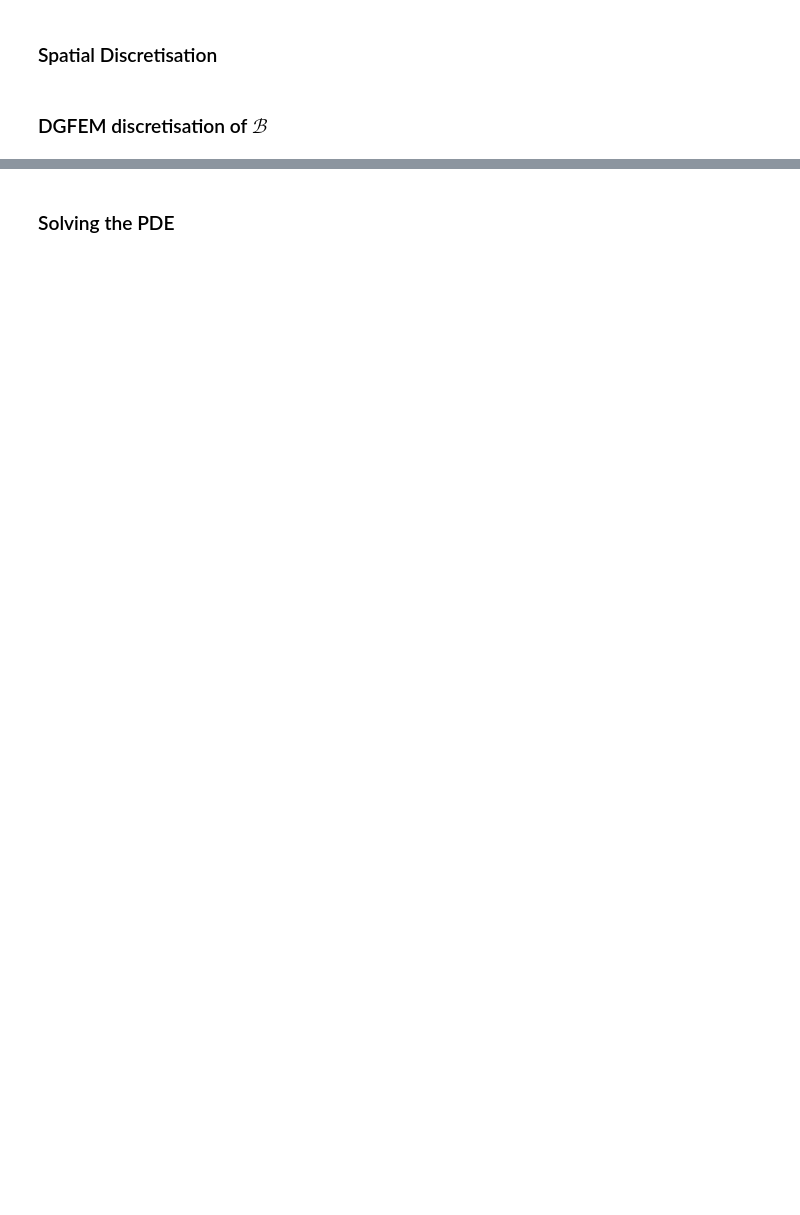
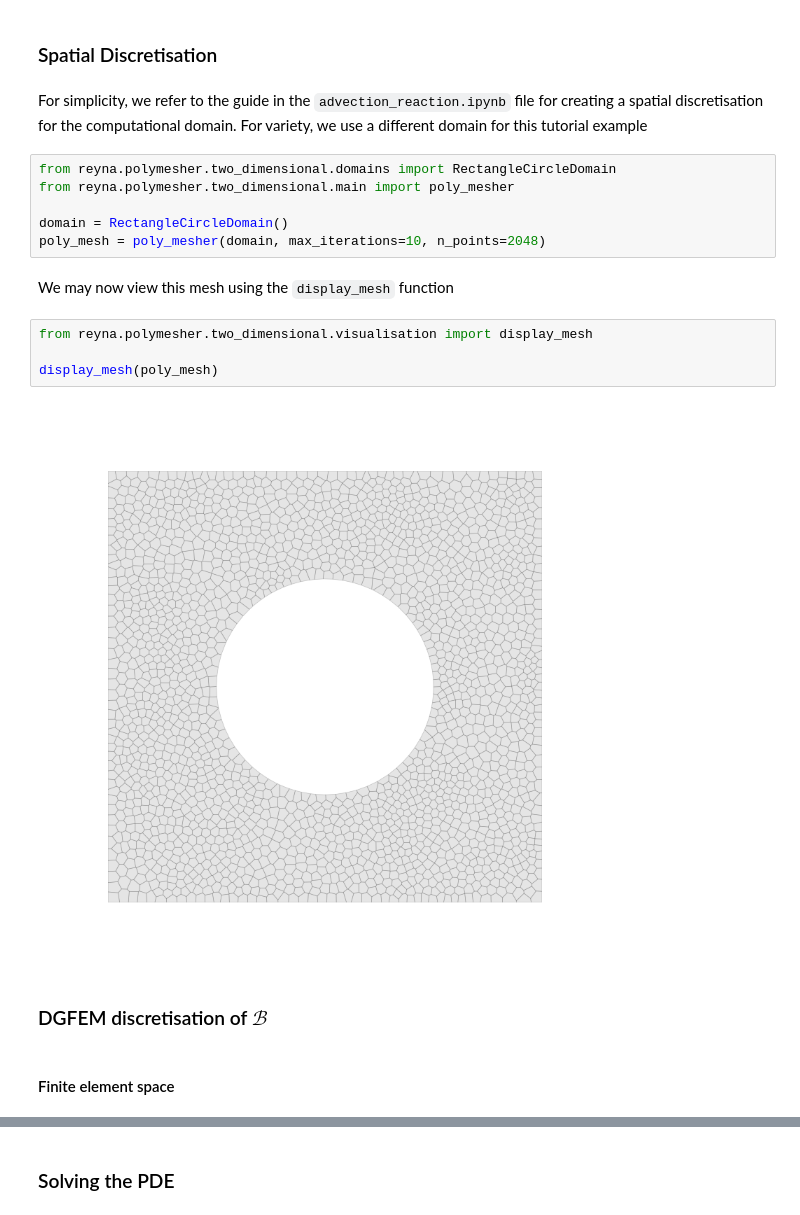
Before and after one commit to mattevs24/reyna, a Jupyter notebook: examples/diffusion.ipynb, the cells around one changed output, grey strips where cells are left out. Drawn from its saved outputs; the diff is of its cells as text; blank space fills up the shorter version.

Commit message:
Finished the diffusion.ipynb example notebook

````diff
--- a/examples/diffusion.ipynb
+++ b/examples/diffusion.ipynb
@@ -21,4 +27,22 @@ The well-posedness of this problem is a given when appropriate boundary conditio
 # %% [markdown]
 ### Spatial Discretisation
+# %% [markdown]
+For simplicity, we refer to the guide in the ```advection_reaction.ipynb``` file for creating a spatial discretisation for the computational domain. For variety, we use a different domain for this tutorial example
+# %%
+from reyna.polymesher.two_dimensional.domains import RectangleCircleDomain
+from reyna.polymesher.two_dimensional.main import poly_mesher
+
+domain = RectangleCircleDomain()
+poly_mesh = poly_mesher(domain, max_iterations=10, n_points=2048)
+# %% [markdown]
+We may now view this mesh using the ```display_mesh``` function
+# %%
+from reyna.polymesher.two_dimensional.visualisation import display_mesh
+
+display_mesh(poly_mesh)
+# %% [output]
+[figure, added]
 # %% [markdown]
 ### DGFEM discretisation of $\mathcal{B}$
+# %% [markdown]
+#### Finite element space
````
Also changed, not shown: parts of 28 cells of this notebook, 2 other files.
